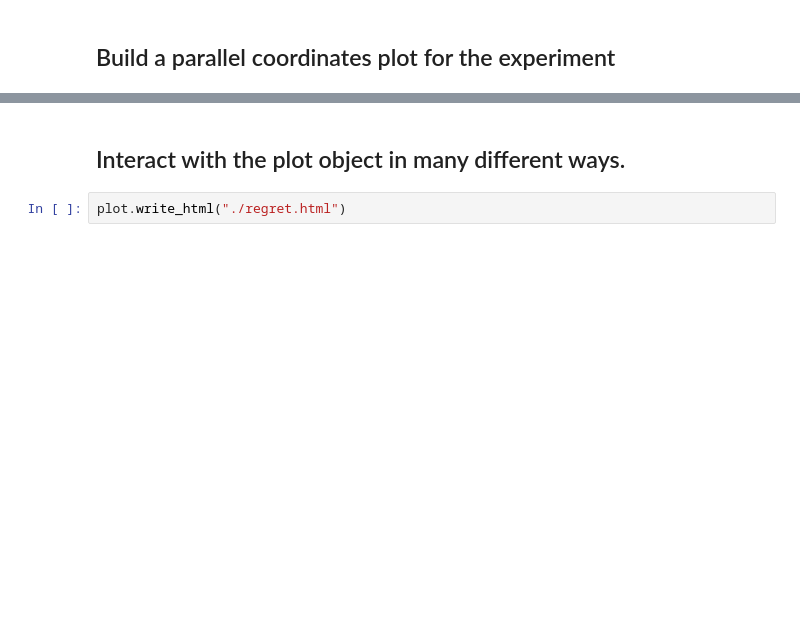
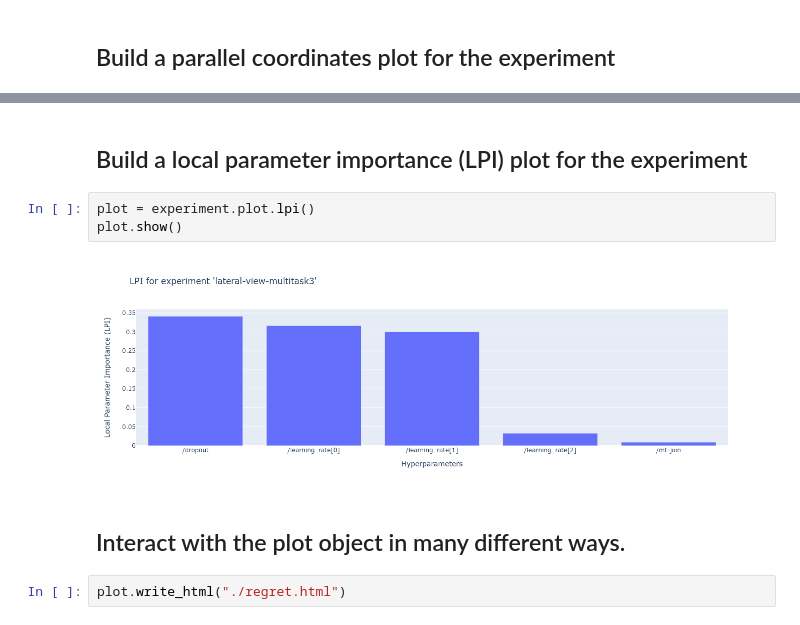
Before and after one commit to Epistimio/orion, a Jupyter notebook: examples/plotting/plotting-api.ipynb, the cells around one changed output, grey strips where cells are left out. Saved outputs shown, nothing was run; the diff lists cells and outputs as text; blank space fills up the shorter version.

```diff
--- a/examples/plotting/plotting-api.ipynb
+++ b/examples/plotting/plotting-api.ipynb
@@ -62,3 +67,10 @@ plot.show()
+# %% [markdown]
+## Build a local parameter importance (LPI) plot for the experiment
+# %%
+plot = experiment.plot.lpi()
+plot.show()
+# %% [output]
+[figure, added]
 # %% [markdown]
 ## Interact with the plot object in many different ways.
 # %%
```
Also changed, not shown: parts of 4 cells of this notebook.
